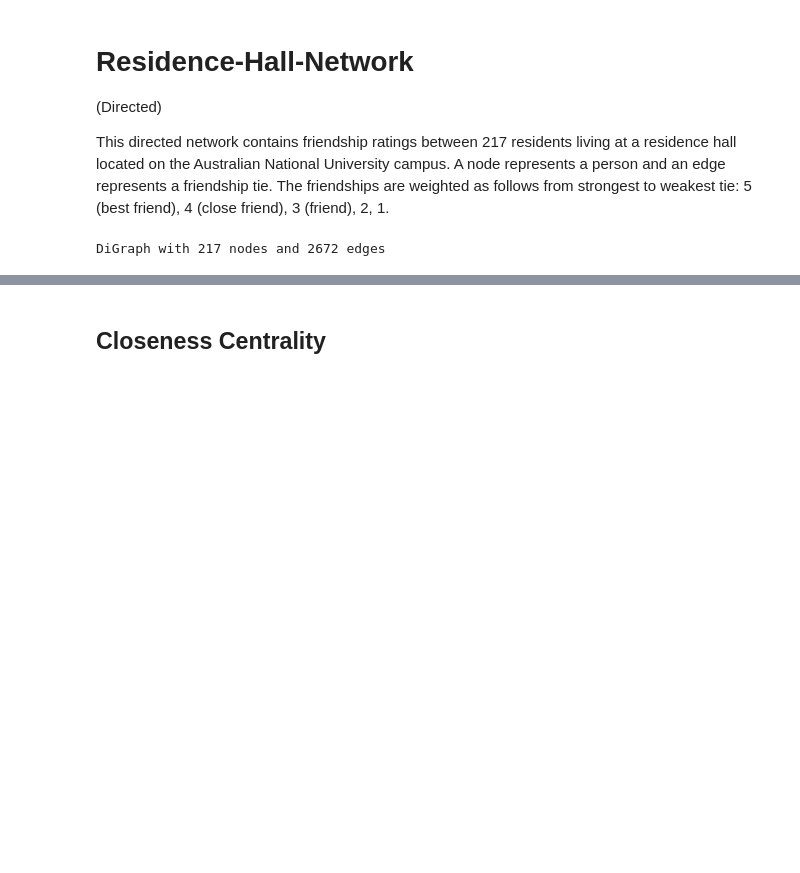
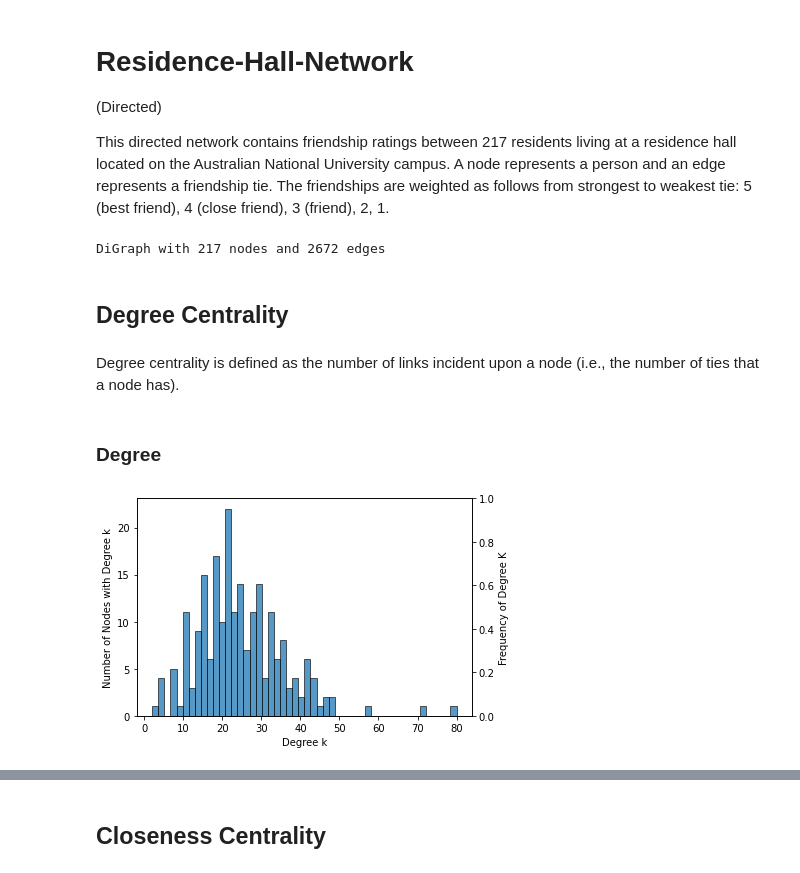
Before and after one commit to danielegerbaldo/Complex-Networks-Analysis-Project, a Jupyter notebook: CNA_Section_3_Centrality_Measures.ipynb, the cells around one changed output, grey strips where cells are left out. Cells and saved outputs as stored; diff of their text form; code cells hidden in the pictures; blank space fills up the shorter version.

Commit message:
Add Degree Centrality in Centrality Measures

```diff
--- a/CNA_Section_3_Centrality_Measures.ipynb
+++ b/CNA_Section_3_Centrality_Measures.ipynb
@@ -21,3 +22,20 @@ G = nx.read_weighted_edgelist(MORENO_RESIDENCE_HALL_FILE, create_using= nx.DiGra
 cprint(nx.info(G),'green')
 # %% [output]
 DiGraph with 217 nodes and 2672 edges
+# %% [markdown]
+## Degree Centrality
+# %% [markdown]
+Degree centrality is defined as the number of links incident upon a node (i.e., the number of ties that a node has).
+# %% [markdown]
+### Degree
+# %%
+degree_sequence = [G.degree(n) for n in G.nodes]
+degree_counts = Counter(degree_sequence)
+
+ax = sns.histplot(data=degree_sequence, bins=50)
+ax2 = ax.twinx()
+ax2.set_ylabel("Frequency of Degree K")
+ax.set(xlabel='Degree k', ylabel='Number of Nodes with Degree k')
+plt.show()
+# %% [output]
+[figure, added]
```
Also changed, not shown: parts of 5 cells of this notebook.
